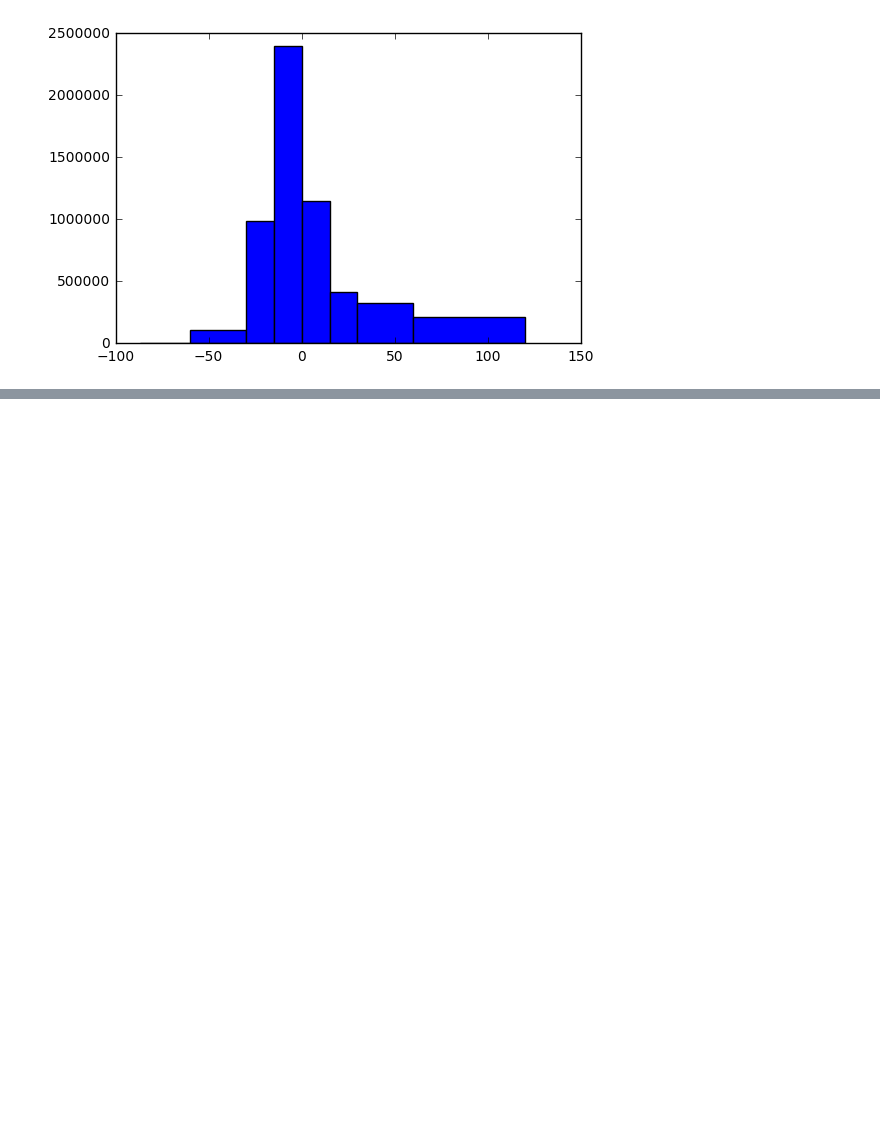
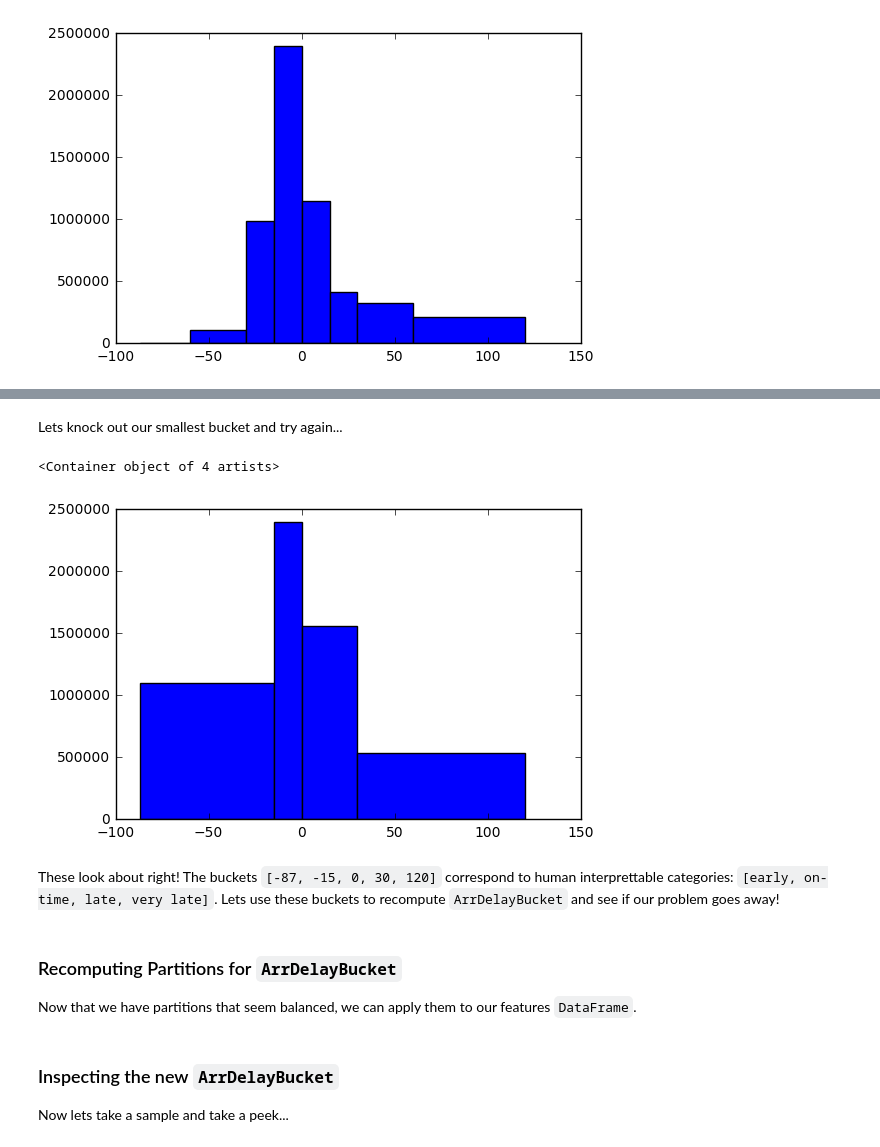
Before and after one commit to Crisliu/Agile-Data-Science, a Jupyter notebook: ch09/Debugging Prediction Problems.ipynb, the cells around one changed output, grey strips where cells are left out. Saved outputs shown, nothing was run; the diff lists cells and outputs as text; code cells hidden in the pictures; blank space fills up the shorter version.

```diff
--- a/ch09/Debugging Prediction Problems.ipynb
+++ b/ch09/Debugging Prediction Problems.ipynb
@@ -227,0 +274,22 @@ We can see here that there is a strong mean in our data around 0-15, and that mo
+# %% [markdown]
+Lets knock out our smallest bucket and try again...
+# %%
+%matplotlib inline
+
+buckets = [-87.0, -15, 0, 30, 120]
+rdd_histogram_data = ml_bucketized_features\
+  .select("ArrDelay")\
+  .rdd\
+  .flatMap(lambda x: x)\
+  .histogram(buckets)
+
+create_hist(rdd_histogram_data)
+# %% [output]
+<Container object of 4 artists>
+[figure, added]
+# %% [markdown]
+These look about right! The buckets `[-87, -15, 0, 30, 120]` correspond to human interprettable categories: `[early, on-time, late, very late]`. Lets use these buckets to recompute `ArrDelayBucket` and see if our problem goes away!
+# %% [markdown]
+### Recomputing Partitions for `ArrDelayBucket`
+
+Now that we have partitions that seem balanced, we can apply them to our features `DataFrame`.
@@ -227,0 +313,4 @@ We can see here that there is a strong mean in our data around 0-15, and that mo
+# %% [markdown]
+### Inspecting the new `ArrDelayBucket`
+
+Now lets take a sample and take a peek...
```
Also changed, not shown: parts of 13 cells of this notebook.
